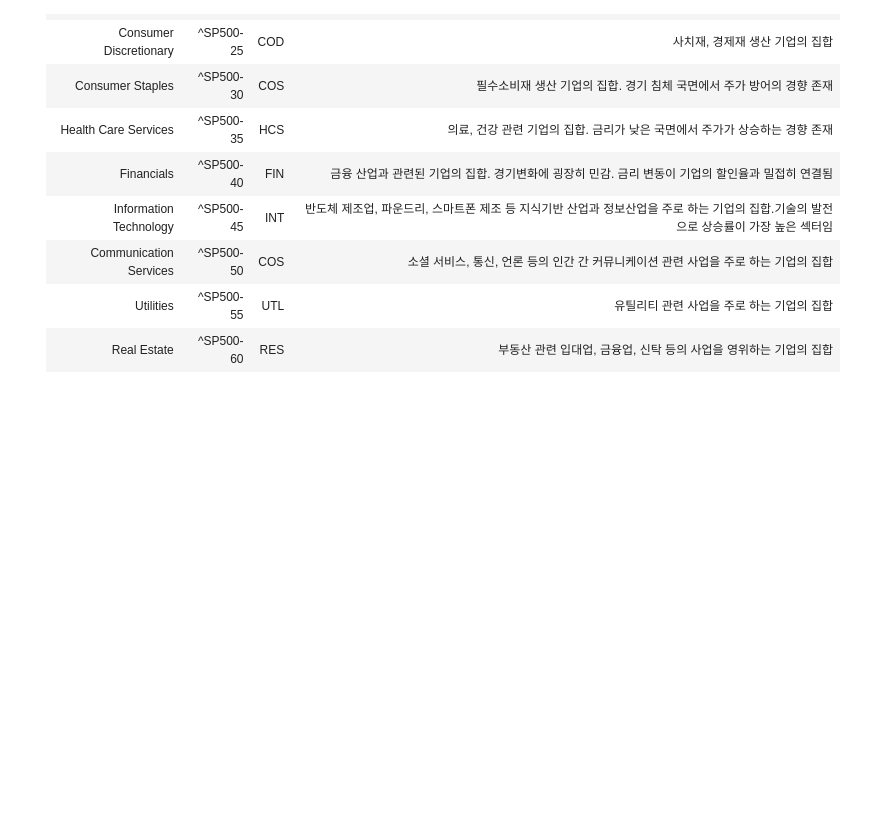
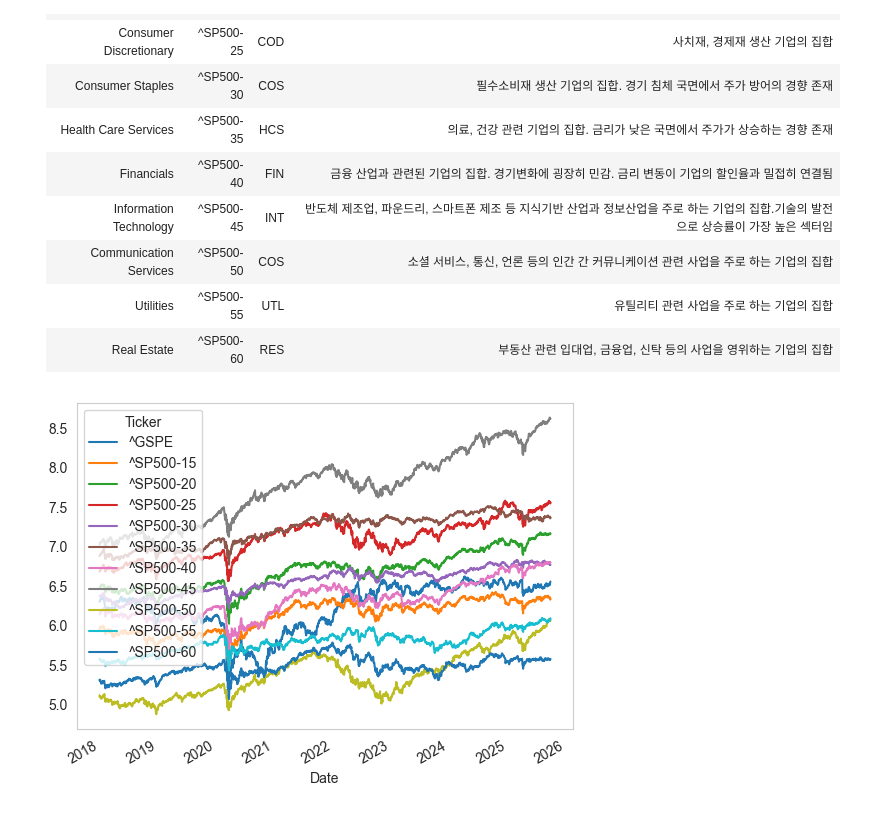
Before and after one commit to Tommylee1013/QuantitativeManagement, a Jupyter notebook: Notebook/02 Financials, GICS Sectors/03 Sectors and Industry.ipynb, the cells around one changed output. Saved outputs shown, nothing was run; the diff lists cells and outputs as text; code cells hidden in the pictures; blank space fills up the shorter version.

```diff
--- a/Notebook/02 Financials, GICS Sectors/03 Sectors and Industry.ipynb
+++ b/Notebook/02 Financials, GICS Sectors/03 Sectors and Industry.ipynb
@@ -30,3 +30,31 @@ GICS(Global Industry Classification Standard)는 기업을 동일한 경제적
 # %%
 import numpy as np
 import pandas as pd
+import matplotlib.pyplot as plt
+import yfinance as yf
+
+data = yf.download(
+    [
+        '^GSPE', # energy
+        '^SP500-15', # materials
+        '^SP500-20', # industrials
+        '^SP500-25', # consumer discretionary
+        '^SP500-30', # consumer staples
+        '^SP500-35', # health care services
+        '^SP500-40', # financials
+        '^SP500-45', # information technology
+        '^SP500-50', # communication services
+        '^SP500-55', # utilities
+        '^SP500-60' # real estate
+    ],
+    start = '2018-01-01',
+    progress = False,
+    interval = '1d',
+    multi_level_index=False,
+    auto_adjust = False
+)['Close']
+# %%
+np.log(data).plot(grid = False)
+plt.show()
+# %% [output]
+[figure, added]
```
Also changed, not shown: parts of 9 cells of this notebook, 1 other file.
